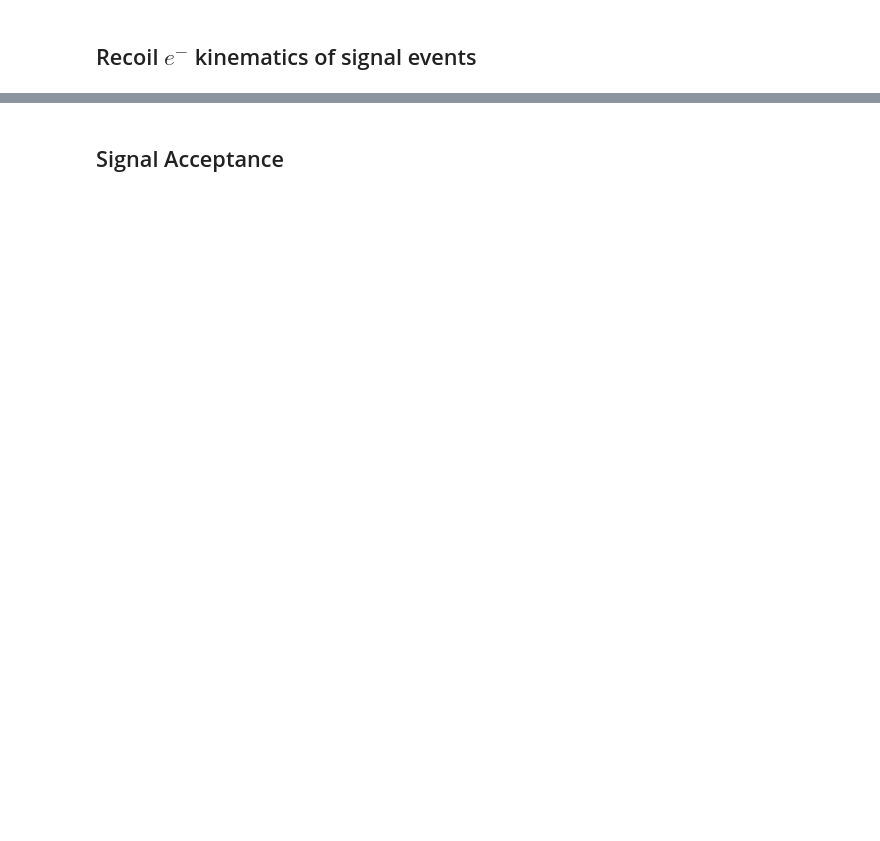
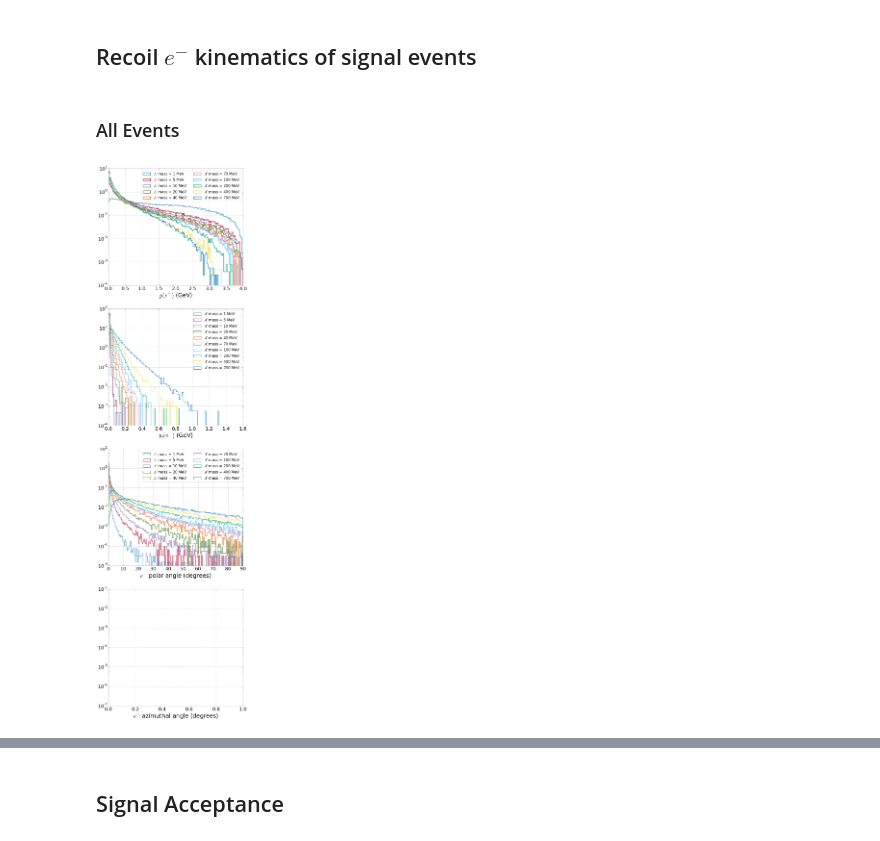
Before and after one commit to omar-moreno/ldmx-analysis, a Jupyter notebook: python/nb/ldmx_recoil_tracker_signal_studies.ipynb, the cells around one changed output, grey strips where cells are left out. Drawn from its saved outputs; the diff is of its cells as text; code cells hidden in the pictures; blank space fills up the shorter version.

```diff
--- a/python/nb/ldmx_recoil_tracker_signal_studies.ipynb
+++ b/python/nb/ldmx_recoil_tracker_signal_studies.ipynb
@@ -50,2 +82,39 @@ sim_hit_time  = results_rec['sim_hit_time']
 # %% [markdown]
 ## Recoil $e^{-}$ kinematics of signal events
+# %% [markdown]
+### All Events
+# %%
+# Create the figure
+fig, (ax0, ax1, ax2, ax3) = plt.subplots(nrows=4, ncols=1, figsize=(10, 40))
+
+bins_p  = np.linspace(0, 4, 120)
+bins_pt = np.linspace(0, 1.5, 90)
+bins_theta = np.linspace(0, 90, 180)
+bins_phi = np.linspace(-90, 90, 180)
+
+for mass in ap_masses :
+    ax0.hist(recoil_p[ap_mass == mass], bins=bins_p, histtype='step', linewidth=2,
+             normed=True, label="$A'$ mass = " + str(int(round(mass*1000, 0))) + " MeV")
+    ax1.hist(recoil_pt[ap_mass == mass], bins=bins_pt, alpha=0.7, histtype='step', linewidth=2,
+             normed=True, label="$A'$ mass = " + str(int(round(mass*1000, 0))) + " MeV")
+    ax2.hist(theta[ap_mass == mass], bins=bins_theta, alpha=0.7, histtype='step', linewidth=2,
+             normed=True, label="$A'$ mass = " + str(int(round(mass*1000, 0))) + " MeV")
+
+
+ax0.set_xlabel("$p(e^{-})$ (GeV)")
+ax0.set_yscale("log")
+ax0.legend(fontsize=15, ncol=2)
+
+ax1.set_xlabel("$p_{t}(e^{-})$ (GeV)")
+ax1.set_yscale("log")
+ax1.legend(fontsize=15)
+
+ax2.set_xlabel("$e^{-}$ polar angle (degrees)")
+ax2.set_yscale("log")
+ax2.legend(fontsize=15, ncol=2)
+
+ax3.set_xlabel("$e^{-}$ azimuthal angle (degrees)")
+ax3.set_yscale("log")
+ax3.legend(fontsize=15, ncol=2);
+# %% [output]
+[figure, added]
```
Also changed, not shown: parts of 13 cells of this notebook.
